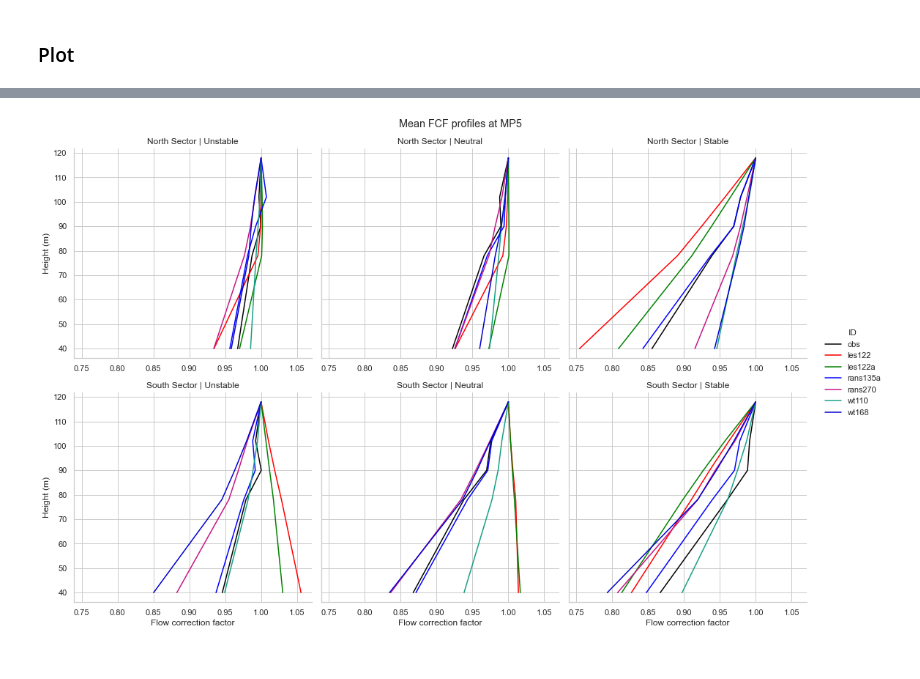
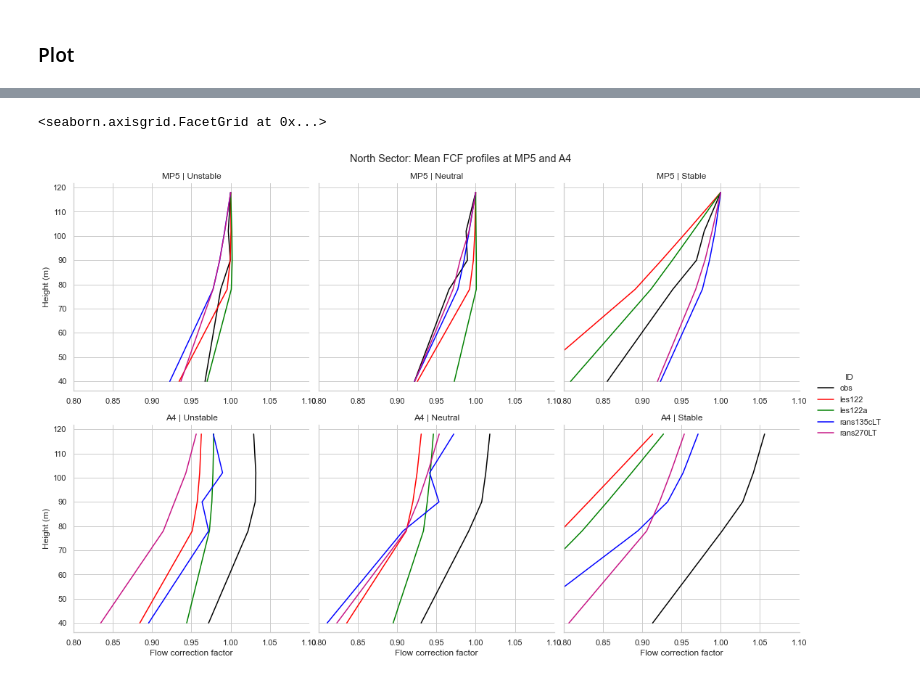
Before and after one commit to windbench/alaizNSC, a Jupyter notebook: nscResults.ipynb, the cells around one changed output, grey strips where cells are left out. Saved outputs shown, nothing was run; the diff lists cells and outputs as text; code cells hidden in the pictures.

```diff
--- a/nscResults.ipynb
+++ b/nscResults.ipynb
@@ -244,13 +227,13 @@ Name: samples, dtype: float64
 # %% [markdown]
 ## Sector-wise averaged
 # %%
-'''
+#'''
 # Calculate the weights by grouping by North/South.
 weights = ds_all.samples.groupby('nors') /  ds_all.samples.groupby('nors').sum(dim='Sector')
 
 # Test that the sum of the weights for each North/South is 0.0
-np.testing.assert_allclose(weights.groupby('nors').sum(dim='Sector').values, np.ones((9,3,3)))
+np.testing.assert_allclose(weights.groupby('nors').sum(dim='Sector').values, np.ones((7,3,3)))
 
 # Calculate the weighted average
-ds_all['fcfns'] = (ds_all.flow_correction_factor * weights).groupby('nors').sum(dim='Sector')
-'''
+ds_weighted = (ds_all * weights).groupby('nors').sum(dim='Sector')
+#'''
@@ -435,17 +400,12 @@ plt.subplots_adjust(hspace = 0.2)
 ## FCF profiles
 # %%
 #df_fcf = ds_all['flow_correction_factor'].to_dataframe()
-df_fcf = ds_all[['samples', 'turbulence_intensity', 'flow_correction_factor']].to_dataframe()
+df_fcf = ds_all[['samples', 'turbulence_intensity', 'flow_correction_factor', 'flow_correction_factor_std']].to_dataframe()
 df_fcf = df_fcf.reset_index()
 df_fcf = df_fcf[df_fcf.flow_correction_factor.notna()]
-df_fcf = df_fcf[df_fcf['nors']!='']
+df_fcf = df_fcf[df_fcf['nors']!='Other']
 
-# Define MP5_SC5 as MP5.
-print(df_fcf.mast.unique())
-#df_fcf = df_fcf.replace({'mast': 'MP5_SC2'}, 'MP5')
-
-#df_fcf = df_fcf[df_fcf.mast.isin(['A1', 'A2', 'A3', 'A4', 'A5', 'A6', 'MP5'])]
-#df_fcf = df_fcf[df_fcf.mast.isin(['A1', 'A2', 'A3', 'A4', 'A5', 'A6'])]
+df_fcf['standard_error'] = df_fcf['flow_correction_factor_std']/df_fcf['samples'].pow(0.5)
 
 df_fcf = df_fcf.replace({'Stability': 'u'}, 'Unstable')
 df_fcf = df_fcf.replace({'Stability': 'n'}, 'Neutral')
@@ -476,8 +445,6 @@ df_fcf['fcf_ns'] = gp.fcf_ns.transform('sum')
 # %% [markdown]
 ### Plot
 # %%
-sns.set_theme(style="whitegrid")
-
 # Create an array with the colors you want to use
 colors = ['black', 'red', 'green', 'blue']
 # Set your custom color palette
@@ -502,31 +490,33 @@ g.tight_layout()
 # %%
-sns.set_theme(style="whitegrid")
-
 # Create an array with the colors you want to use
 colors = ['black', 'red', 'green', 'blue']
-colors += ['mediumvioletred', '#16A085', 'mediumblue','#D4AC0D','firebrick','#808B96','#5DADE2','C2','#A569BD',
+colors += ['mediumvioletred','orange', '#16A085', 'mediumblue','#D4AC0D','#808B96','#5DADE2','C2','#A569BD',
                '#641E16', '#A93226','#D98880','#ABB2B9','C0','C1','C3','C4','C5','C6','C7']
 # Set your custom color palette
 customPalette = sns.set_palette(sns.color_palette(colors))
 
-#df_plot = df_fcf[(df_fcf.ID.isin(['obs', 'wasp949', 'wt949', 'rans211', 'rans135aLT', 'rans270']))&(df_fcf.mast=='MP5')].groupby(['ID', 'z', 'Stability', 'nors']).mean().reset_index()
-df_plot = df_fcf[df_fcf.ID.isin(['obs', 'rans135a', 'les122', 'les122a', 'rans270', 'wt110', 'wt168'])]
-df_plot = df_plot[df_plot.mast.isin(['MP5', 'MP5_SC1'])].groupby(['ID', 'z', 'Stability', 'nors']).mean().reset_index()
-custom_dict = {'obs' : 0, 'Unstable':0,'Neutral':1,'Stable':2}
-df_plot.sort_values(by=['ID', 'Stability'], key=lambda x: x.map(custom_dict), inplace=True)
+df_plot = df_fcf[df_fcf.ID.isin(['obs', 'les122', 'les122a', 'rans270LT', 'rans135cLT'])]
+#df_plot = df_fcf[df_fcf.ID.isin(['obs'])]
+
+df_plot = df_plot[df_plot.nors.isin(['North'])]
+df_plot = df_plot[df_plot.mast.isin(['MP5', 'A4'])].groupby(['ID', 'z', 'Stability', 'mast']).mean().reset_index()
+custom_dict = {'obs' : 0, 'Unstable':0,'Neutral':1,'Stable':2, 'MP5':3}
+df_plot.sort_values(by=['ID', 'Stability', 'mast'], key=lambda x: x.map(custom_dict), inplace=True)
 
 #g = sns.relplot(data=df_plot, x="flow_correction_factor", y="z", sort=False, col='Stability', row='nors', hue='ID', kind='line', palette=customPalette, style='ID')
                 #, dashes=[(2,0), (4,2), (2,0), (6,4), (1,1)])
-g = sns.relplot(data=df_plot, x="fcf_ns", y="z", sort=False, col='Stability', row='nors', hue='ID', kind='line', palette=customPalette, dashes=True)
+g = sns.relplot(data=df_plot, x="fcf_ns", y="z", sort=False, col='Stability', row='mast', hue='ID', kind='line', palette=customPalette, dashes=True)
 
 g.set_axis_labels("Flow correction factor", "Height (m)")
-g.set_titles('{row_name} Sector' ' | ' '{col_name}')
-g.fig.suptitle("Mean FCF profiles at MP5")
+g.set_titles('{row_name}' ' | ' '{col_name}')
+g.fig.suptitle("North Sector: Mean FCF profiles at MP5 and A4")
 g.fig.subplots_adjust(top=.9)
 for ax in g.axes.flatten():
     ax.tick_params(labelbottom=True)
 plt.subplots_adjust(hspace = 0.2)
 g.tight_layout()
+g.set(xlim=(0.80,1.10))
 #g.savefig("facet_plot.png")
 # %% [output]
+<seaborn.axisgrid.FacetGrid at 0x...>
-[figure, old version]
+[figure, new version]
```
Also changed, not shown: parts of 25 cells of this notebook.
